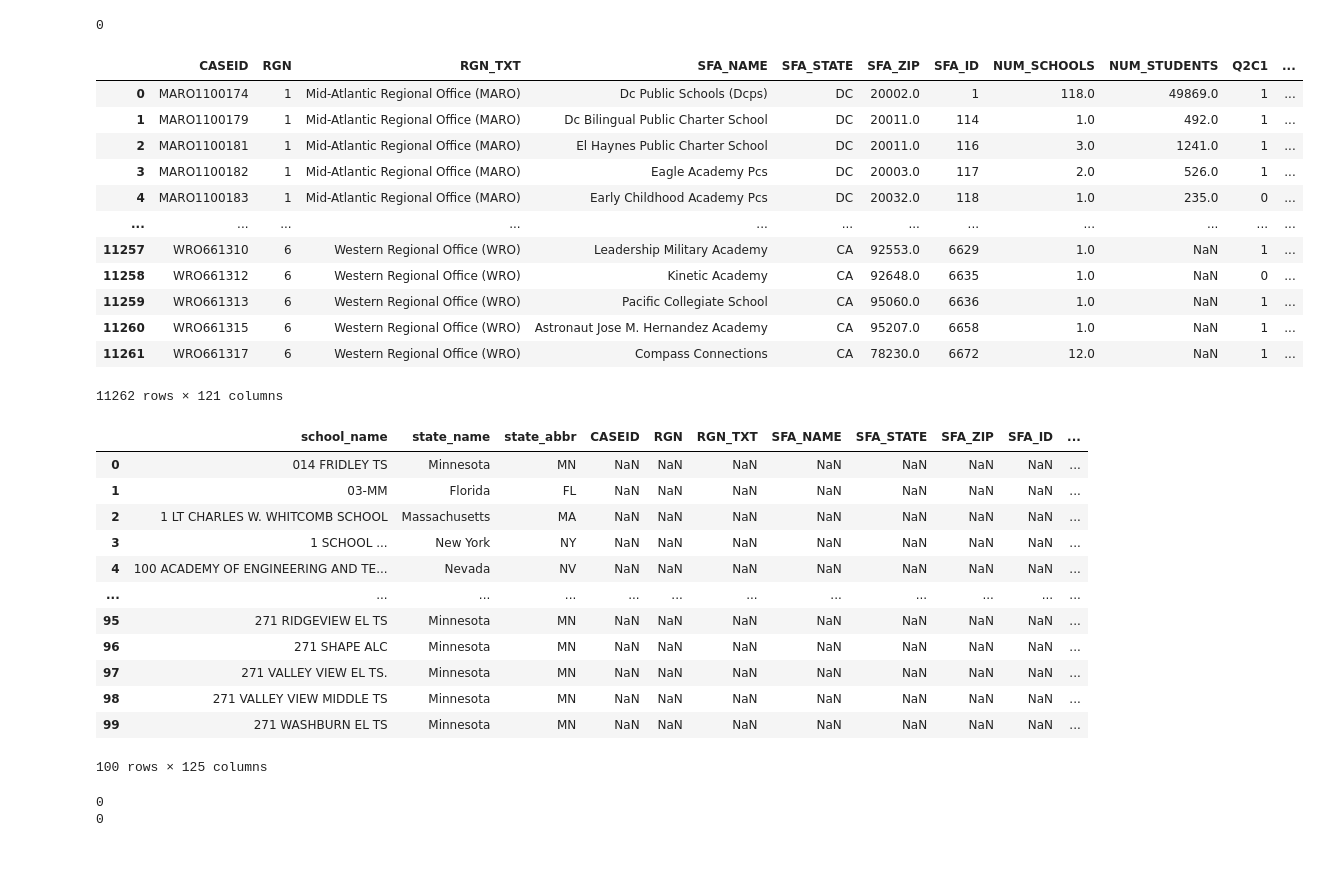
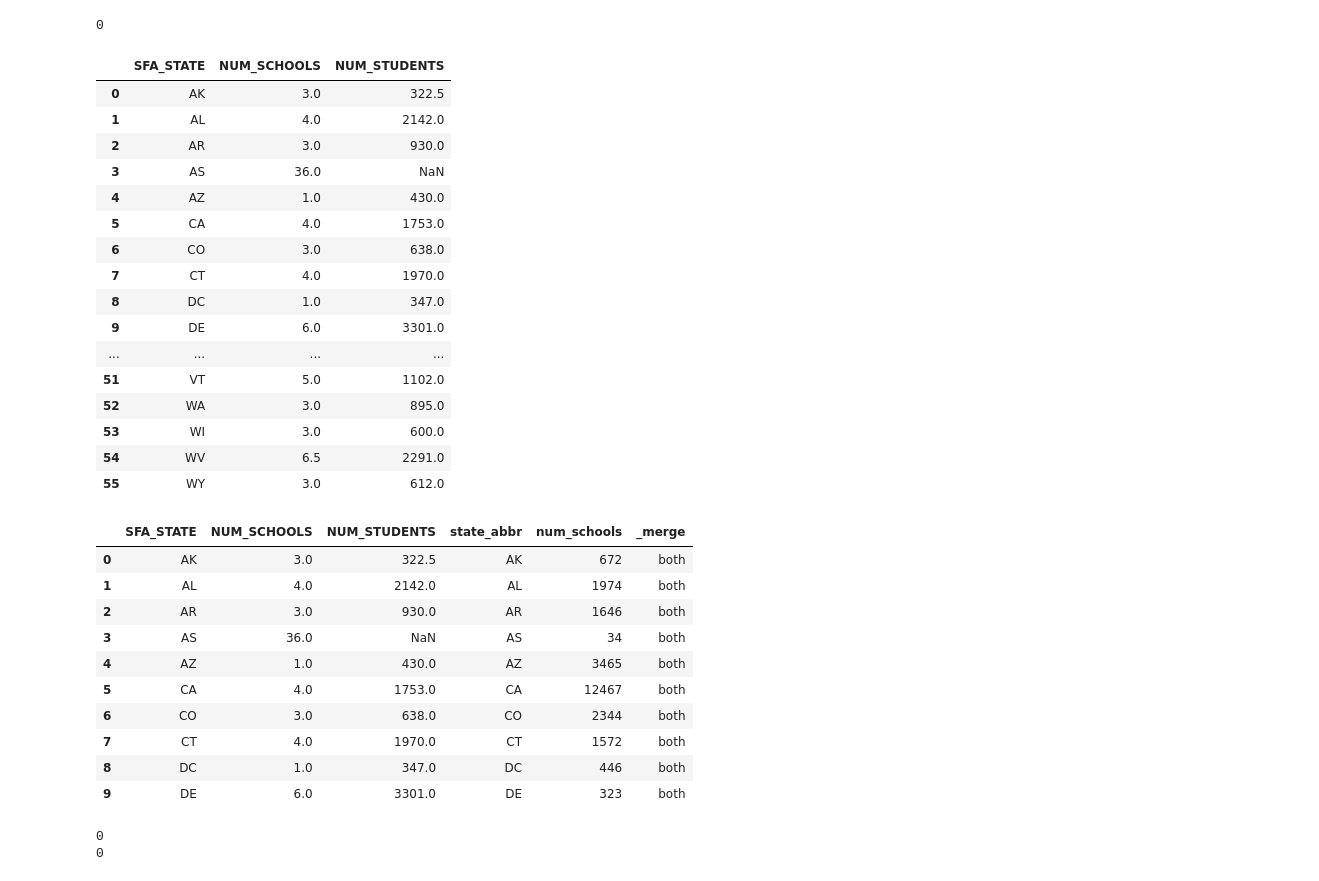
Before and after one commit to mollichite/Growing-Connections-A-Data-Driven-Look-at-Farm-to-School-Initiatives-across-the-United-States, a Jupyter notebook: notebooks/final_cleaning.ipynb, the cells around one changed output. Cells and saved outputs as stored; diff of their text form; code cells hidden in the pictures.

```diff
--- a/notebooks/final_cleaning.ipynb
+++ b/notebooks/final_cleaning.ipynb
@@ -238,20 +260,26 @@ print(count_all_0)
 # %% [output]
 0
 # %%
-#census_df = census_df[['NUM_SCHOOLS', 'NUM_STUDENTS', 'SFA_STATE', 'Q13C5']].groupby('SFA_STATE').median().reset_index()
+wk_census_df = census_df[['NUM_SCHOOLS', 'NUM_STUDENTS', 'SFA_STATE']].groupby('SFA_STATE').median().reset_index()
 
-census_df
+wk_census_df
+
+#census_df.columns
 # %% [output]
-|  | CASEID | RGN | RGN_TXT | SFA_NAME | SFA_STATE | SFA_ZIP | SFA_ID | NUM_SCHOOLS | NUM_STUDENTS | Q2C1 | ... |
-| 0 | MARO1100174 | 1 | Mid-Atlantic Regional Office (MARO) | Dc Public Schools (Dcps) | DC | 20002.0 | 1 | 118.0 | 49869.0 | 1 | ... |
-| 1 | MARO1100179 | 1 | Mid-Atlantic Regional Office (MARO) | Dc Bilingual Public Charter School | DC | 20011.0 | 114 | 1.0 | 492.0 | 1 | ... |
-| 2 | MARO1100181 | 1 | Mid-Atlantic Regional Office (MARO) | El Haynes Public Charter School | DC | 20011.0 | 116 | 3.0 | 1241.0 | 1 | ... |
-| 3 | MARO1100182 | 1 | Mid-Atlantic Regional Office (MARO) | Eagle Academy Pcs | DC | 20003.0 | 117 | 2.0 | 526.0 | 1 | ... |
-| 4 | MARO1100183 | 1 | Mid-Atlantic Regional Office (MARO) | Early Childhood Academy Pcs | DC | 20032.0 | 118 | 1.0 | 235.0 | 0 | ... |
-| ... | ... | ... | ... | ... | ... | ... | ... | ... | ... | ... | ... |
-| 11257 | WRO661310 | 6 | Western Regional Office (WRO) | Leadership Military Academy | CA | 92553.0 | 6629 | 1.0 | NaN | 1 | ... |
-| 11258 | WRO661312 | 6 | Western Regional Office (WRO) | Kinetic Academy | CA | 92648.0 | 6635 | 1.0 | NaN | 0 | ... |
-| 11259 | WRO661313 | 6 | Western Regional Office (WRO) | Pacific Collegiate School | CA | 95060.0 | 6636 | 1.0 | NaN | 1 | ... |
-| 11260 | WRO661315 | 6 | Western Regional Office (WRO) | Astronaut Jose M. Hernandez Academy | CA | 95207.0 | 6658 | 1.0 | NaN | 1 | ... |
-| 11261 | WRO661317 | 6 | Western Regional Office (WRO) | Compass Connections | CA | 78230.0 | 6672 | 12.0 | NaN | 1 | ... |
+|  | SFA_STATE | NUM_SCHOOLS | NUM_STUDENTS |
+| 0 | AK | 3.0 | 322.5 |
+| 1 | AL | 4.0 | 2142.0 |
+| 2 | AR | 3.0 | 930.0 |
+| 3 | AS | 36.0 | NaN |
+| 4 | AZ | 1.0 | 430.0 |
+| 5 | CA | 4.0 | 1753.0 |
+| 6 | CO | 3.0 | 638.0 |
+| 7 | CT | 4.0 | 1970.0 |
+| 8 | DC | 1.0 | 347.0 |
+| 9 | DE | 6.0 | 3301.0 |
+| ... | ... | ... | ... |
+| 51 | VT | 5.0 | 1102.0 |
+| 52 | WA | 3.0 | 895.0 |
+| 53 | WI | 3.0 | 600.0 |
+| 54 | WV | 6.5 | 2291.0 |
+| 55 | WY | 3.0 | 612.0 |
-11262 rows × 121 columns
@@ -258,20 +289,18 @@ census_df
 # %%
-merged_df = pd.merge(unique_schools_df, census_df, left_on='state_abbr', right_on='SFA_STATE', how='left', indicator=True)
-merged_df.head(100)
+merged_df = pd.merge(wk_census_df, school_counts_state, left_on='SFA_STATE', right_on='state_abbr', how='left', indicator=True)
+merged_df.head(10)
 # %% [output]
-|  | school_name | state_name | state_abbr | CASEID | RGN | RGN_TXT | SFA_NAME | SFA_STATE | SFA_ZIP | SFA_ID | ... |
-| 0 | 014 FRIDLEY TS | Minnesota | MN | NaN | NaN | NaN | NaN | NaN | NaN | NaN | ... |
-| 1 | 03-MM | Florida | FL | NaN | NaN | NaN | NaN | NaN | NaN | NaN | ... |
-| 2 | 1 LT CHARLES W. WHITCOMB SCHOOL | Massachusetts | MA | NaN | NaN | NaN | NaN | NaN | NaN | NaN | ... |
-| 3 | 1 SCHOOL ... | New York | NY | NaN | NaN | NaN | NaN | NaN | NaN | NaN | ... |
-| 4 | 100 ACADEMY OF ENGINEERING AND TE... | Nevada | NV | NaN | NaN | NaN | NaN | NaN | NaN | NaN | ... |
-| ... | ... | ... | ... | ... | ... | ... | ... | ... | ... | ... | ... |
-| 95 | 271 RIDGEVIEW EL TS | Minnesota | MN | NaN | NaN | NaN | NaN | NaN | NaN | NaN | ... |
-| 96 | 271 SHAPE ALC | Minnesota | MN | NaN | NaN | NaN | NaN | NaN | NaN | NaN | ... |
-| 97 | 271 VALLEY VIEW EL TS. | Minnesota | MN | NaN | NaN | NaN | NaN | NaN | NaN | NaN | ... |
-| 98 | 271 VALLEY VIEW MIDDLE TS | Minnesota | MN | NaN | NaN | NaN | NaN | NaN | NaN | NaN | ... |
-| 99 | 271 WASHBURN EL TS | Minnesota | MN | NaN | NaN | NaN | NaN | NaN | NaN | NaN | ... |
+|  | SFA_STATE | NUM_SCHOOLS | NUM_STUDENTS | state_abbr | num_schools | _merge |
+| 0 | AK | 3.0 | 322.5 | AK | 672 | both |
+| 1 | AL | 4.0 | 2142.0 | AL | 1974 | both |
+| 2 | AR | 3.0 | 930.0 | AR | 1646 | both |
+| 3 | AS | 36.0 | NaN | AS | 34 | both |
+| 4 | AZ | 1.0 | 430.0 | AZ | 3465 | both |
+| 5 | CA | 4.0 | 1753.0 | CA | 12467 | both |
+| 6 | CO | 3.0 | 638.0 | CO | 2344 | both |
+| 7 | CT | 4.0 | 1970.0 | CT | 1572 | both |
+| 8 | DC | 1.0 | 347.0 | DC | 446 | both |
+| 9 | DE | 6.0 | 3301.0 | DE | 323 | both |
-100 rows × 125 columns
 # %%
 q_test = (merged_df['Q13C5'] == '1').sum()
 merge_test = (merged_df['_merge'] == 'both').sum()
```
Also changed, not shown: parts of 5 cells of this notebook.
